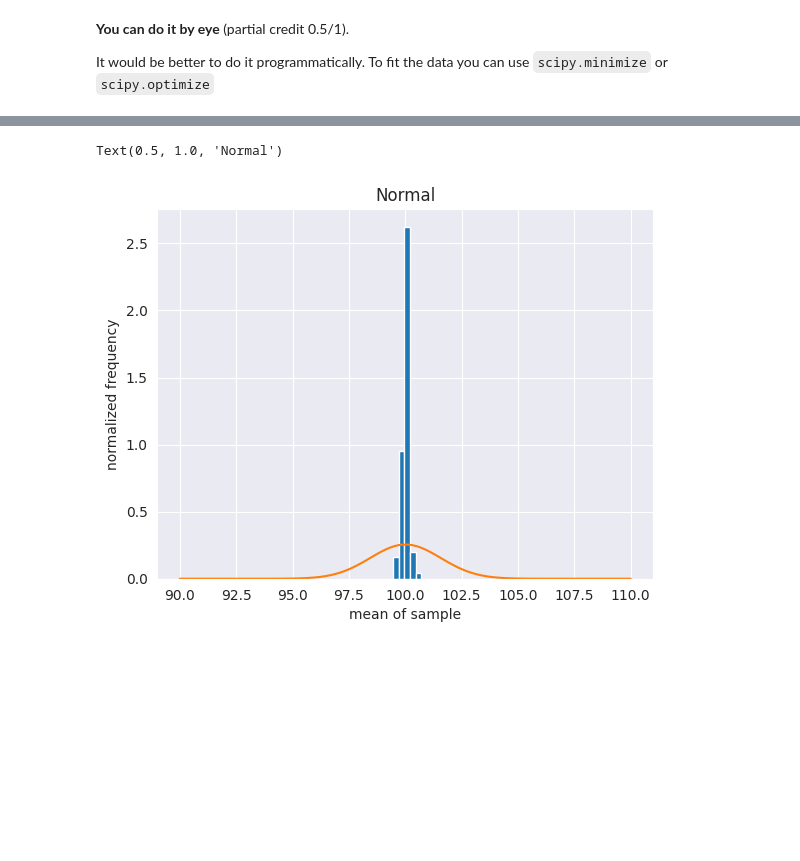
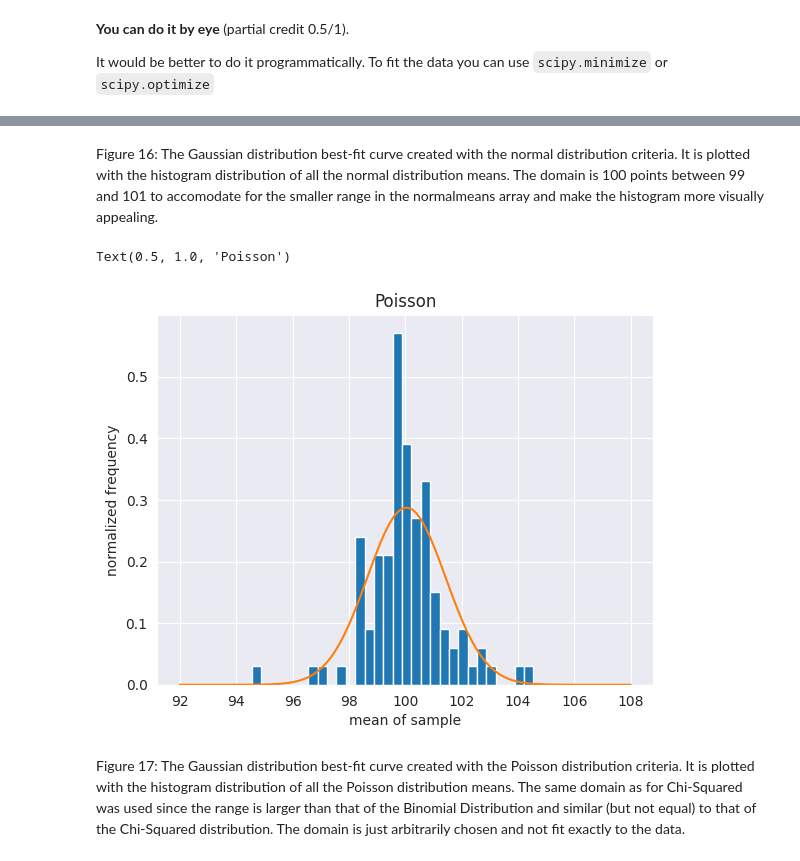
Before and after one commit to sarahdell/DSPS_SDellorco, a Jupyter notebook: hw2/Dellorco_CentralLimitTheorem.ipynb, the cells around one changed output, grey strips where cells are left out. Drawn from its saved outputs; the diff is of its cells as text; code cells hidden in the pictures; blank space fills up the shorter version.

```diff
--- a/hw2/Dellorco_CentralLimitTheorem.ipynb
+++ b/hw2/Dellorco_CentralLimitTheorem.ipynb
@@ -363,7 +377,7 @@ It would be better to do it programmatically. To fit the data you can use `scipy
 # %%
 #creating the gaussian
-domain = np.linspace(90,110,100)
-gauss=sp.stats.norm.pdf(domain, np.mean(allmeans), np.std(allmeans)) #creating a normal probability density function curve (Gaussian) from the mean of the array of allmeans and the std of allmeans
-pl.plot(gauss)
+domain = np.linspace(92,108,100)
+gauss_chi=sp.stats.norm.pdf(domain, np.mean(allmeans), np.std(allmeans)) #creating a normal probability density function curve (Gaussian) from the mean of the array of allmeans and the std of allmeans
+pl.plot(gauss_chi)
 # %% [output]
 [<matplotlib.lines.Line2D at 0x...>]
@@ -381,11 +412,16 @@ Text(0.5, 1.0, 'Chi-Squared')
+# %% [markdown]
+Figure 16: The Gaussian distribution best-fit curve created with the normal distribution criteria. It is plotted with the histogram distribution of all the normal distribution means. The domain is 100 points between 99 and 101 to accomodate for the smaller range in the normalmeans array and make the histogram more visually appealing.
 # %%
-#plotting the histogram with the Guassian curve for Normal
-pl.hist(normalmeans, bins = 5, density = True)
-pl.plot(domain, gauss)
+#plotting the histogram with the Guassian curve for Poisson
+pl.hist(poissonmeans, bins = 30, density = True)
+gauss_poisson=sp.stats.norm.pdf(domain, np.mean(poissonmeans), np.std(poissonmeans))
+pl.plot(domain, gauss_poisson)
 pl.xlabel("mean of sample")
 pl.ylabel("normalized frequency")
-pl.title("Normal")
+pl.title("Poisson")
 # %% [output]
-Text(0.5, 1.0, 'Normal')
+Text(0.5, 1.0, 'Poisson')
-[figure, old version]
+[figure, new version]
+# %% [markdown]
+Figure 17: The Gaussian distribution best-fit curve created with the Poisson distribution criteria. It is plotted with the histogram distribution of all the Poisson distribution means. The same domain as for Chi-Squared was used since the range is larger than that of the Binomial Distribution and similar (but not equal) to that of the Chi-Squared distribution. The domain is just arbitrarily chosen and not fit exactly to the data.
 # %%
```
Also changed, not shown: parts of 21 cells of this notebook.
